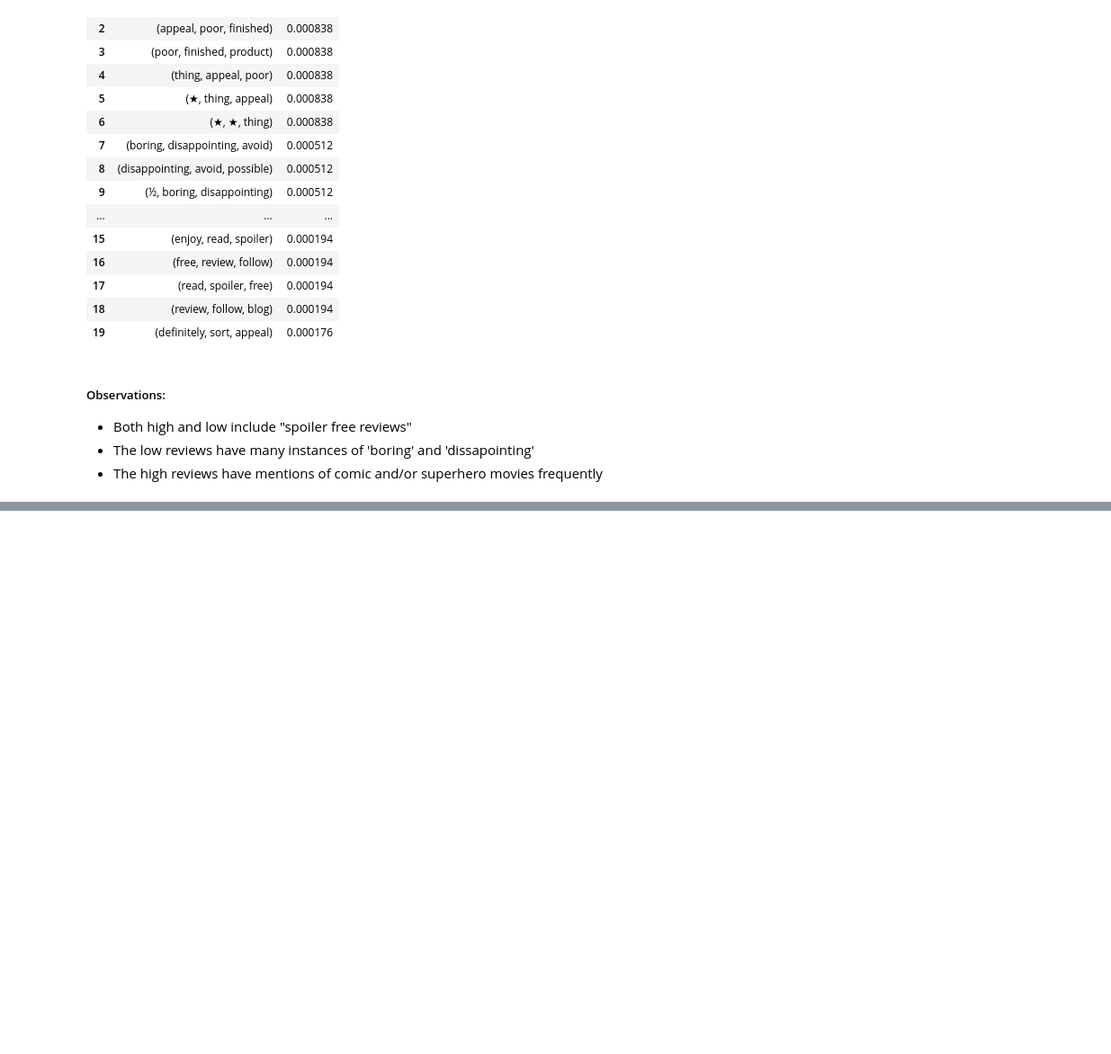
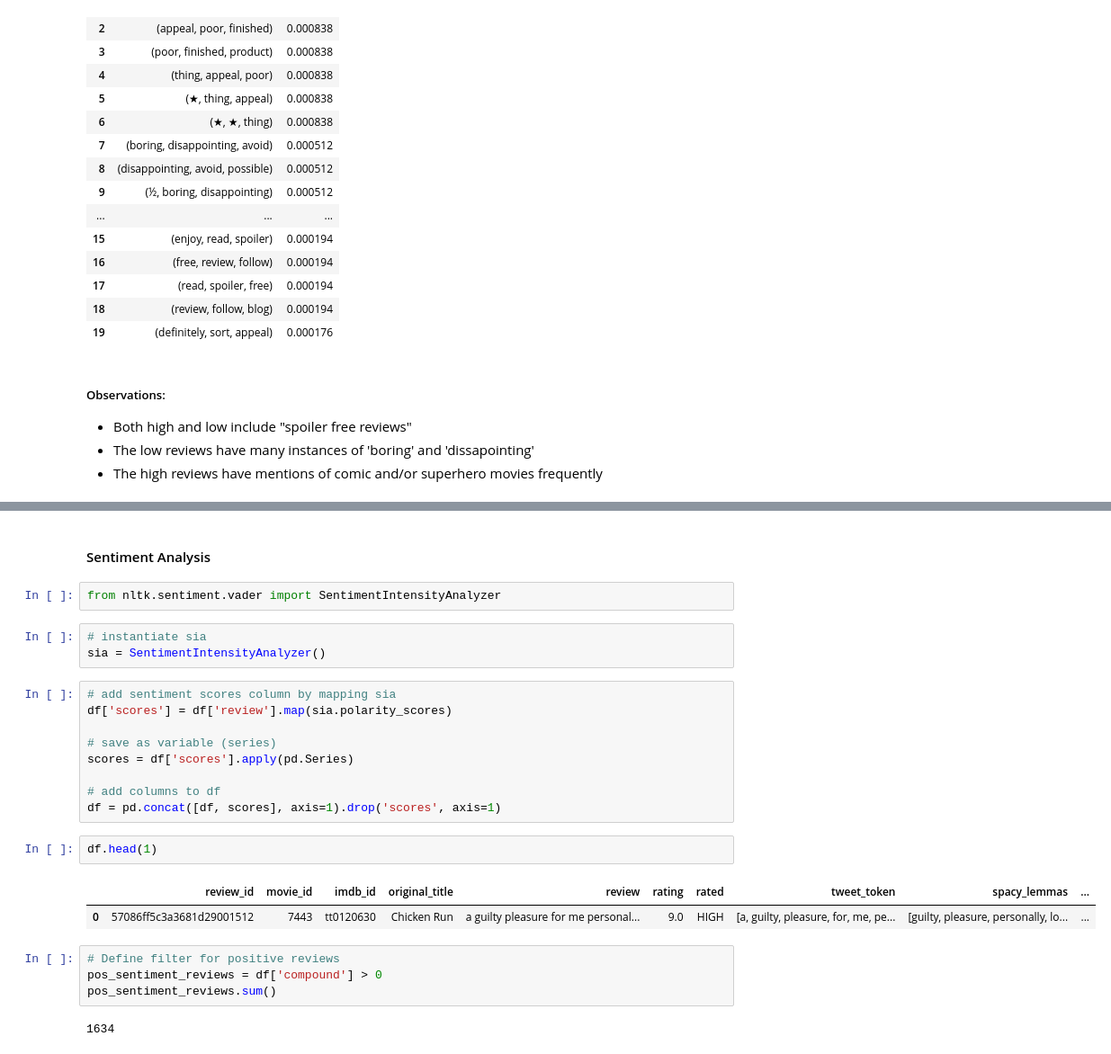
Before and after one commit to Gondram/Exploration-of-IMDB-rating-predictors, a Jupyter notebook: NLP_Analysis_of_Movie_Reviews.ipynb, the cells around one changed output, grey strips where cells are left out. Shown: that part at 90% size. Saved outputs shown, nothing was run; the diff lists cells and outputs as text; blank space fills up the shorter version.

```diff
--- a/NLP_Analysis_of_Movie_Reviews.ipynb
+++ b/NLP_Analysis_of_Movie_Reviews.ipynb
@@ -436,0 +452,27 @@ get_ngram_measures_finder(low_reviews_tokens_exploded_list, ngrams=3, top_n=20)
+# %% [markdown]
+#### Sentiment Analysis
+# %%
+from nltk.sentiment.vader import SentimentIntensityAnalyzer
+# %%
+# instantiate sia
+sia = SentimentIntensityAnalyzer()
+# %%
+# add sentiment scores column by mapping sia
+df['scores'] = df['review'].map(sia.polarity_scores)
+
+# save as variable (series)
+scores = df['scores'].apply(pd.Series)
+
+# add columns to df
+df = pd.concat([df, scores], axis=1).drop('scores', axis=1)
+# %%
+df.head(1)
+# %% [output]
+|  | review_id | movie_id | imdb_id | original_title | review | rating | rated | tweet_token | spacy_lemmas | ... |
+| 0 | 57086ff5c3a3681d29001512 | 7443 | tt0120630 | Chicken Run | a guilty pleasure for me personal... | 9.0 | HIGH | [a, guilty, pleasure, for, me, pe... | [guilty, pleasure, personally, lo... | ... |
+# %%
+# Define filter for positive reviews
+pos_sentiment_reviews = df['compound'] > 0
+pos_sentiment_reviews.sum()
+# %% [output]
+1634
```
Also changed, not shown: parts of 11 cells of this notebook, 2 other files.
